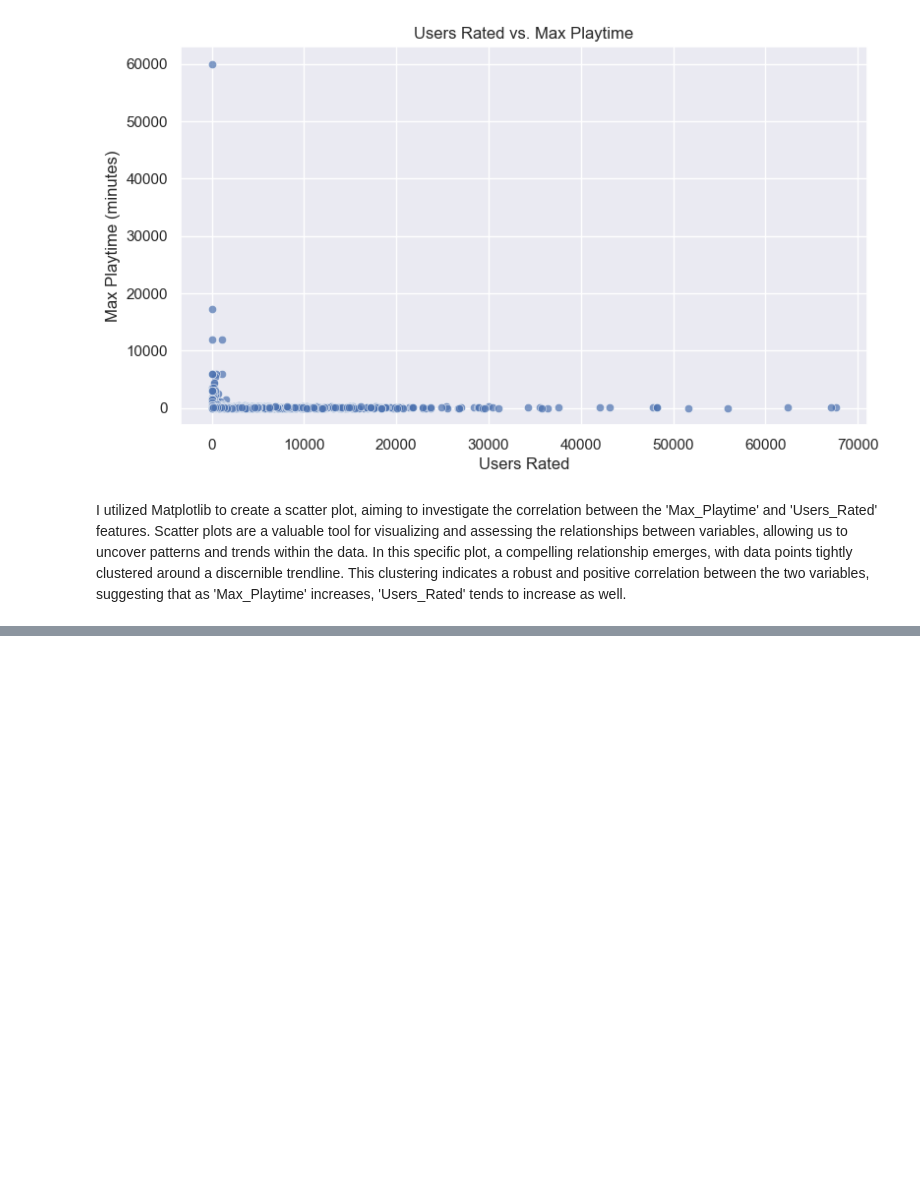
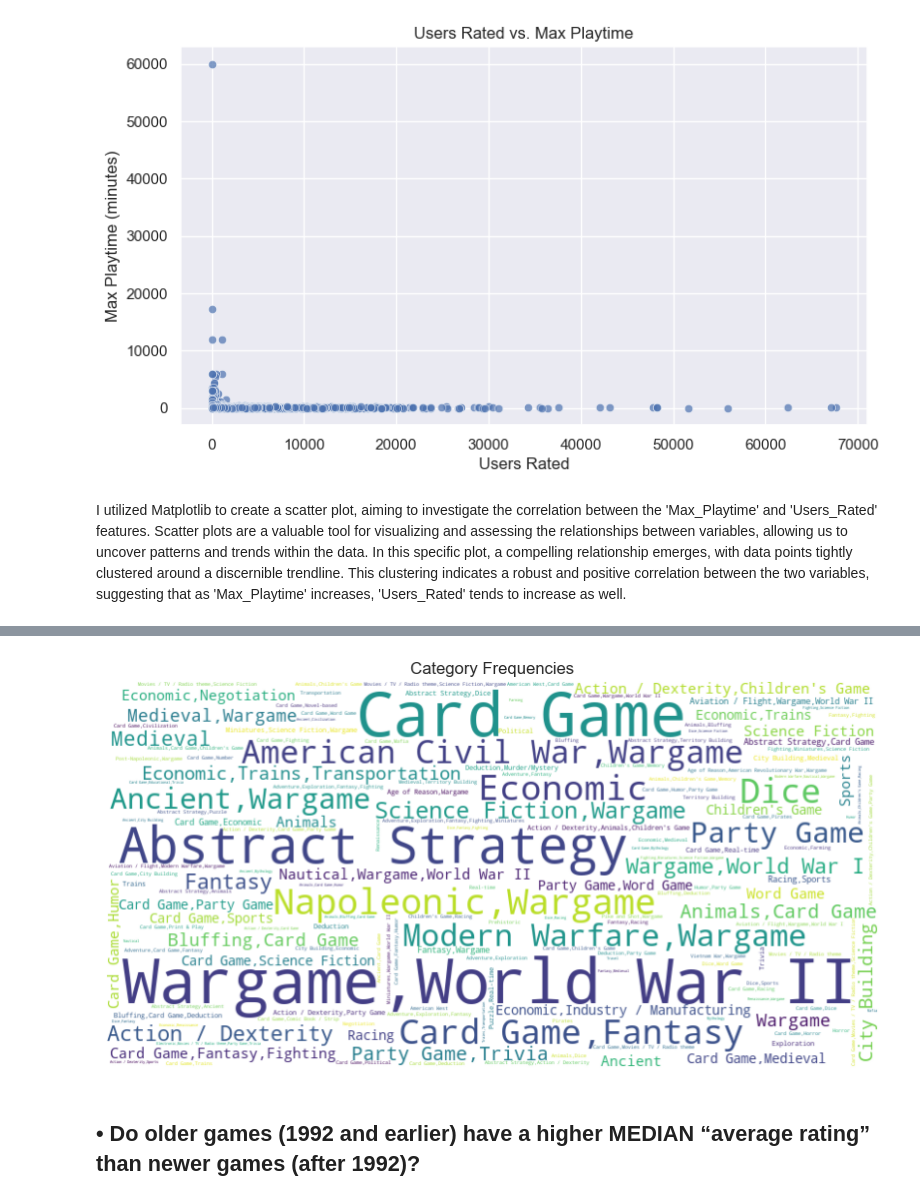
Before and after one commit to laisameno16/Data-Visualisation-Techniques, a Jupyter notebook: LaisAmeno_DVisHDip_CA1.ipynb, the cells around one changed output, grey strips where cells are left out. Drawn from its saved outputs; the diff is of its cells as text; code cells hidden in the pictures; blank space fills up the shorter version.

```diff
--- a/LaisAmeno_DVisHDip_CA1.ipynb
+++ b/LaisAmeno_DVisHDip_CA1.ipynb
@@ -217,0 +189,16 @@ plt.show()
+# %%
+category_counts = df['category'].value_counts()
+
+# Generate a word cloud from the category frequencies
+wordcloud = WordCloud(width=800, height=400, background_color='white').generate_from_frequencies(category_counts)
+
+# Plot the word cloud
+plt.figure(figsize=(10, 6))
+plt.imshow(wordcloud, interpolation='bilinear')
+plt.axis('off')
+plt.title('Category Frequencies')
+plt.show()
+# %% [output]
+[figure, added]
+# %% [markdown]
+## • Do older games (1992 and earlier) have a higher MEDIAN “average rating” than newer games (after 1992)?
```
Also changed, not shown: parts of 26 cells of this notebook.
